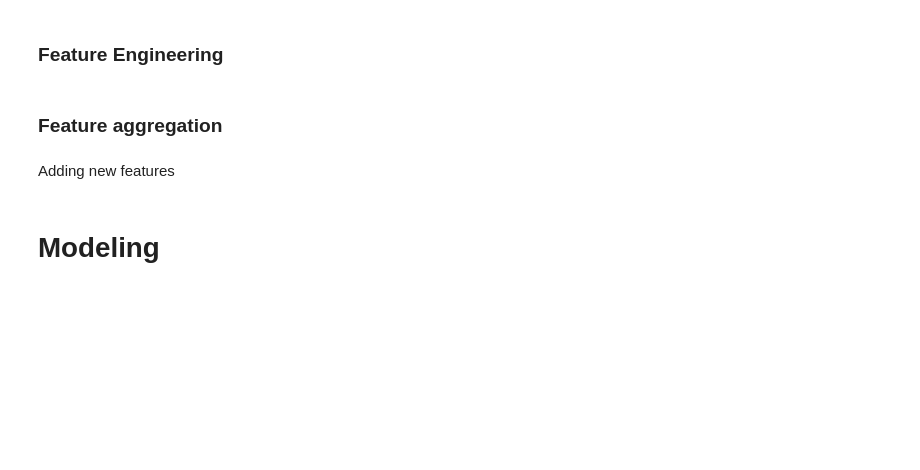
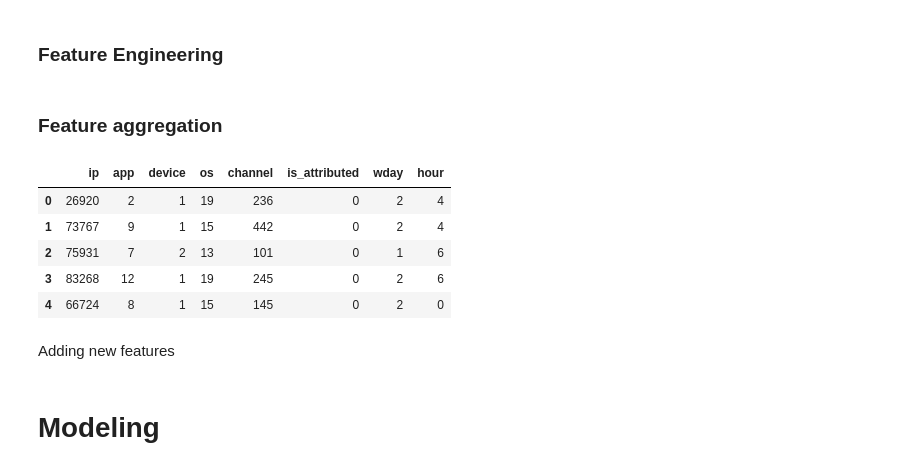
Before and after one commit to UMNDS/TalkingData, a Jupyter notebook: TalkingData.ipynb, the cells around one changed output. Saved outputs shown, nothing was run; the diff lists cells and outputs as text; code cells hidden in the pictures; blank space fills up the shorter version.

```diff
--- a/TalkingData.ipynb
+++ b/TalkingData.ipynb
@@ -149,3 +158,12 @@ train_pp, test_pp = load_pp()
 # %%
 # Drop attributed_time
 train_pp.drop('attributed_time', axis = 1, inplace = True)
+# %%
+train_pp.head()
+# %% [output]
+|  | ip | app | device | os | channel | is_attributed | wday | hour |
+| 0 | 26920 | 2 | 1 | 19 | 236 | 0 | 2 | 4 |
+| 1 | 73767 | 9 | 1 | 15 | 442 | 0 | 2 | 4 |
+| 2 | 75931 | 7 | 2 | 13 | 101 | 0 | 1 | 6 |
+| 3 | 83268 | 12 | 1 | 19 | 245 | 0 | 2 | 6 |
+| 4 | 66724 | 8 | 1 | 15 | 145 | 0 | 2 | 0 |
```
Also changed, not shown: parts of 17 cells of this notebook.
